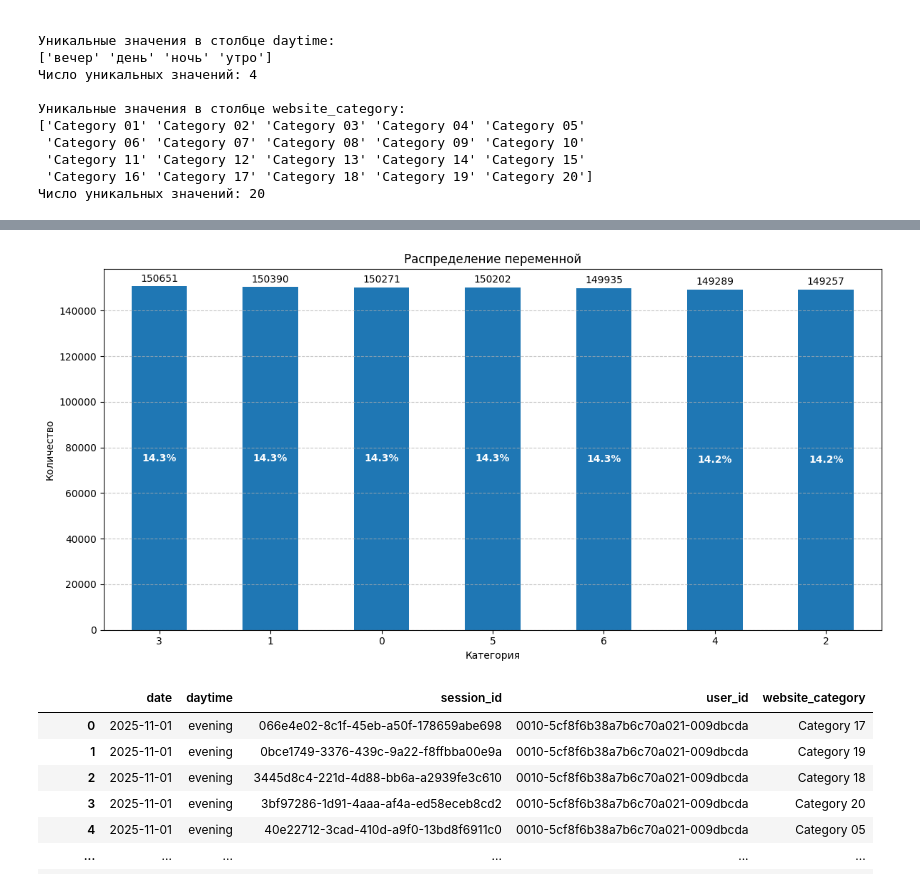
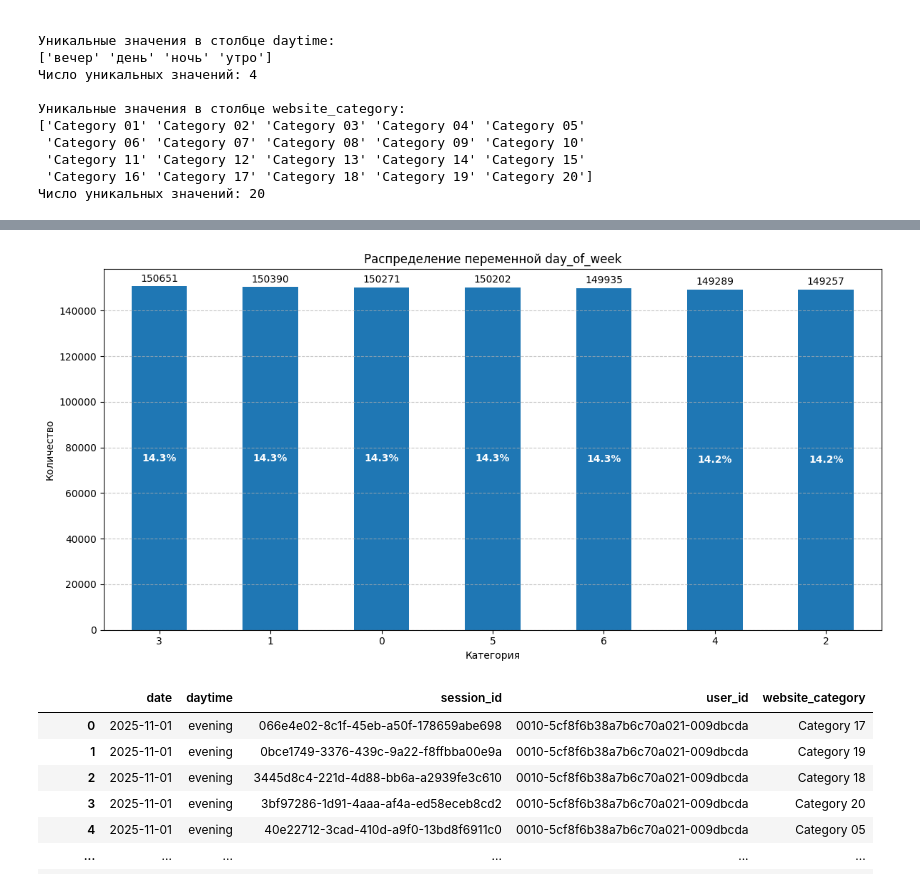
Before and after one commit to TemaQDX/project_module_03_yeti, a Jupyter notebook: project_module_03_yeti_Artem_Burov.ipynb, the cells around one changed output, grey strips where cells are left out. Cells and saved outputs as stored; diff of their text form; code cells hidden in the pictures.

```diff
--- a/project_module_03_yeti_Artem_Burov.ipynb
+++ b/project_module_03_yeti_Artem_Burov.ipynb
@@ -570,5 +573,5 @@ for feature in visits_features:
 # %%
-plot_bar_chart(data=pd.to_datetime(df_visits['date']).dt.day_of_week, figsize=(12,6), title=f'Распределение переменной', top_n=10)
+plot_bar_chart(data=pd.to_datetime(df_visits['date']).dt.day_of_week, figsize=(12,6), title=f'Распределение переменной day_of_week', top_n=10)
 # %% [output]
-[figure, old version]
+[figure, new version]
 # %%
```
Also changed, not shown: parts of 14 cells of this notebook.
